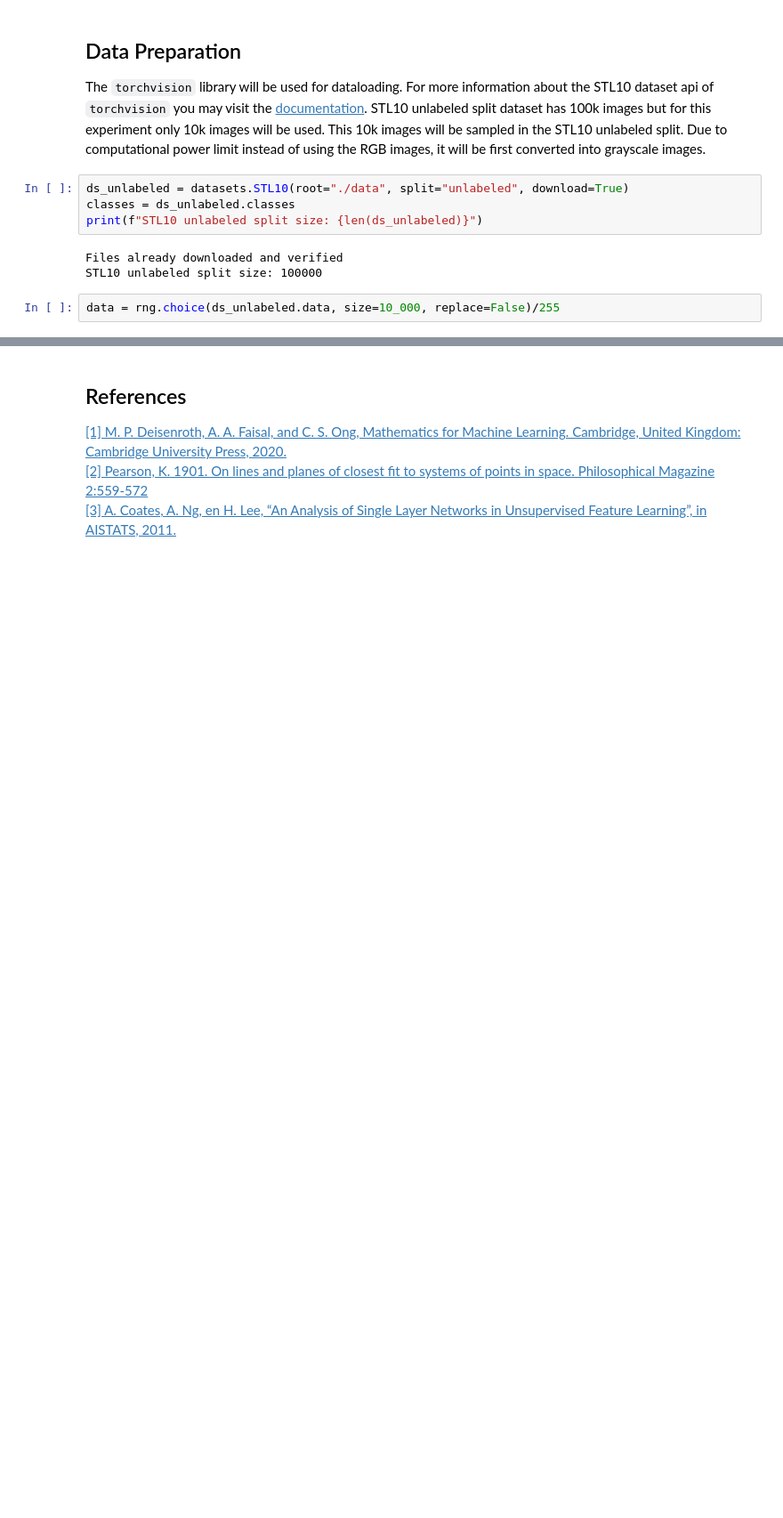
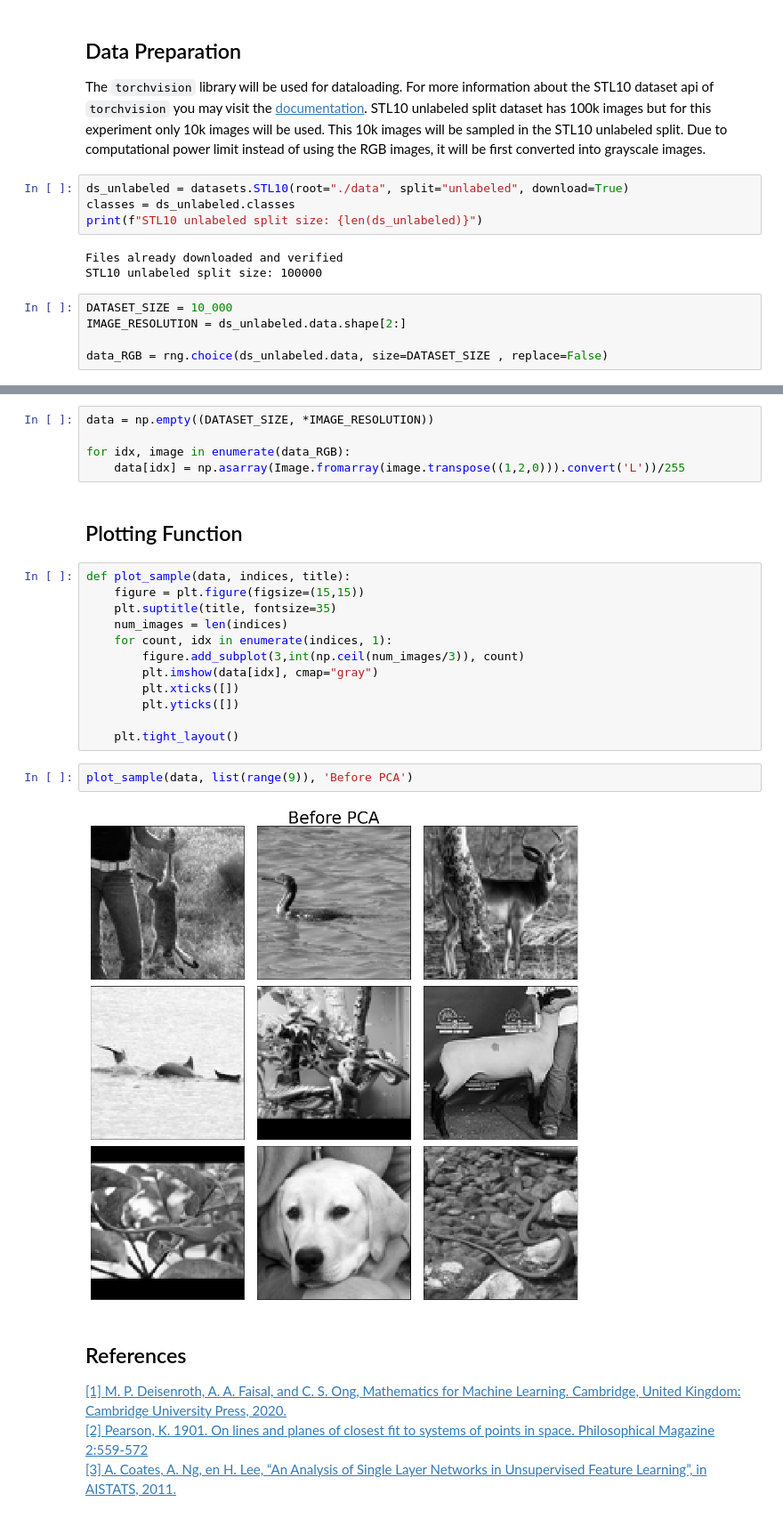
Before and after one commit to peeeyow/stl10-pca-gmm-experiment, a Jupyter notebook: stl10_pca_gmm_experiment.ipynb, the cells around one changed output, grey strips where cells are left out. Shown: that part at 89% size. Saved outputs shown, nothing was run; the diff lists cells and outputs as text; blank space fills up the shorter version.

Commit message:
added data preparation
Only a sample from the data is used. These images are then converted
into grayscale images and are normalized.

```diff
--- a/stl10_pca_gmm_experiment.ipynb
+++ b/stl10_pca_gmm_experiment.ipynb
@@ -30,4 +32,7 @@ print(f"STL10 unlabeled split size: {len(ds_unlabeled)}")
 Files already downloaded and verified
 STL10 unlabeled split size: 100000
 # %%
-data = rng.choice(ds_unlabeled.data, size=10_000, replace=False)/255
+DATASET_SIZE = 10_000
+IMAGE_RESOLUTION = ds_unlabeled.data.shape[2:]
+
+data_RGB = rng.choice(ds_unlabeled.data, size=DATASET_SIZE , replace=False)
@@ -34,3 +57,26 @@ data = rng.choice(ds_unlabeled.data, size=10_000, replace=False)/255
+# %%
+data = np.empty((DATASET_SIZE, *IMAGE_RESOLUTION))
+
+for idx, image in enumerate(data_RGB):
+    data[idx] = np.asarray(Image.fromarray(image.transpose((1,2,0))).convert('L'))/255
+# %% [markdown]
+## Plotting Function
+# %%
+def plot_sample(data, indices, title):
+    figure = plt.figure(figsize=(15,15))
+    plt.suptitle(title, fontsize=35)
+    num_images = len(indices)
+    for count, idx in enumerate(indices, 1):
+        figure.add_subplot(3,int(np.ceil(num_images/3)), count)
+        plt.imshow(data[idx], cmap="gray")
+        plt.xticks([])
+        plt.yticks([])
+
+    plt.tight_layout()
+# %%
+plot_sample(data, list(range(9)), 'Before PCA')
+# %% [output]
+[figure, added]
 # %% [markdown]
 ## References
 
```
Also changed, not shown: parts of 2 cells of this notebook.
